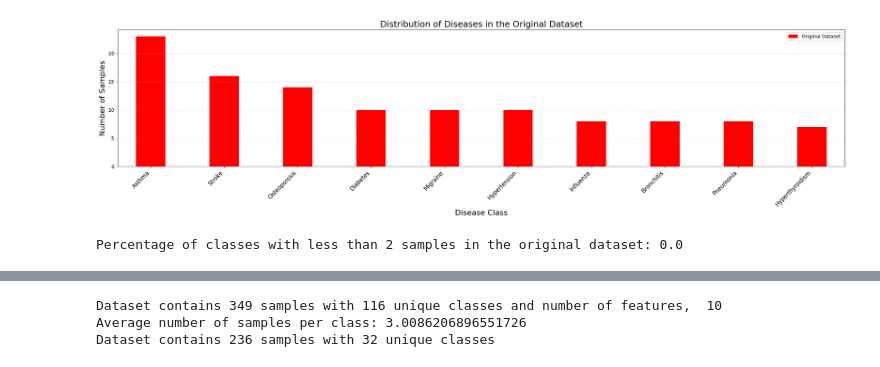
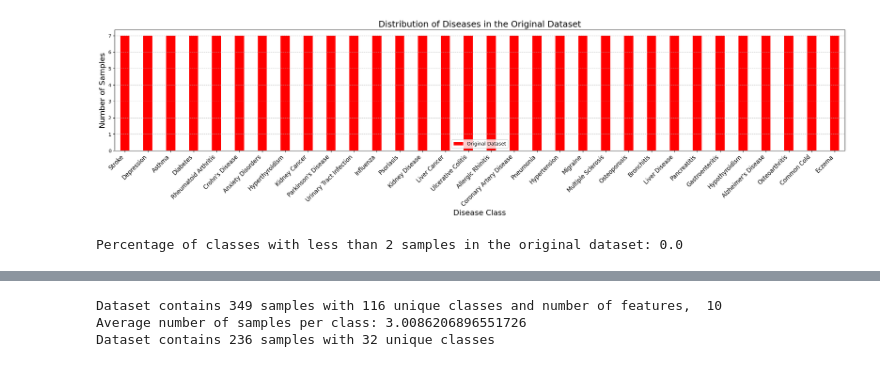
Before and after one commit to hollepat/VirtualDoctor_, a Jupyter notebook: classification_model/datasets/Preprocessing.ipynb, the cells around one changed output, grey strips where cells are left out. Cells and saved outputs as stored; diff of their text form; code cells hidden in the pictures.

```diff
--- a/classification_model/datasets/Preprocessing.ipynb
+++ b/classification_model/datasets/Preprocessing.ipynb
@@ -14,52 +14,39 @@ Show distribution of diseases in the dataset.
 pd.set_option('display.max_rows', None)
 
 # Open locally stored datasets
-df = pd.read_csv('kaggle/Disease Symptoms and Patient Profile Dataset_filtered.csv')
-df2 = pd.read_csv('kaggle/Disease Symptoms and Patient Profile Dataset_filtered.csv')
+df = pd.read_csv('kaggle/Disease Symptoms and Patient Profile Dataset_balanced.csv')
 
 # Display statistics of number of classes and number of samples for each class in graph
 disease_occurrence_count = df['Disease'].value_counts()
-disease_occurrence_count_cleaned = df2['Disease'].value_counts()
-
-# Combine the two sets of classes to get all possible classes
-all_disease_classes = disease_occurrence_count.index.union(disease_occurrence_count_cleaned.index)
-
-# Reindex both datasets to ensure they include all the classes
-disease_occurrence_count = disease_occurrence_count.reindex(all_disease_classes, fill_value=0).sort_values(ascending=False)
-disease_occurrence_count_cleaned = disease_occurrence_count_cleaned.reindex(all_disease_classes, fill_value=0).sort_values(ascending=False)
 
 # Plot the distribution of diseases
 plt.figure(figsize=(22, 6))
 
 # Plot dataset 1 (original dataset)
 disease_occurrence_count.plot(kind='bar', color='red', width=0.4, label='Original Dataset')
-
-# Plot dataset 2 (cleaned dataset)
-# disease_occurrence_count_cleaned.plot(kind='bar', color='lightgreen', width=0.4, position=-1.5, label='Balanced Dataset')
 
 # Add labels and title with adjusted font sizes
 plt.title('Distribution of Diseases in the Original Dataset', fontsize=18)
 plt.xlabel('Disease Class', fontsize=16)
 plt.ylabel('Number of Samples', fontsize=16)
 
 # Rotate x-axis labels to avoid overlap
 plt.xticks(rotation=45, ha='right', fontsize=12)
-# plt.xticks(ticks=range(len(disease_occurrence_count.index)), labels=disease_occurrence_count.index, rotation=45, ha='right')
 
 # Add grid for better readability
 plt.grid(axis='y', linestyle='--', alpha=0.7)
 
 # Add legend
 plt.legend()
 
 # Adjust layout to make sure everything fits (important for long labels)
 plt.tight_layout()
 
 # Display the plot
 plt.show()
 
 # Show how many classes have number of smaples below 2 (in percentage)
 print("Percentage of classes with less than 2 samples in the original dataset:", (disease_occurrence_count < 2).mean())
 # %% [output]
-[figure, old version]
+[figure, new version]
 Percentage of classes with less than 2 samples in the original dataset: 0.0
```
Also changed, not shown: parts of 4 cells of this notebook, 22 other files.
